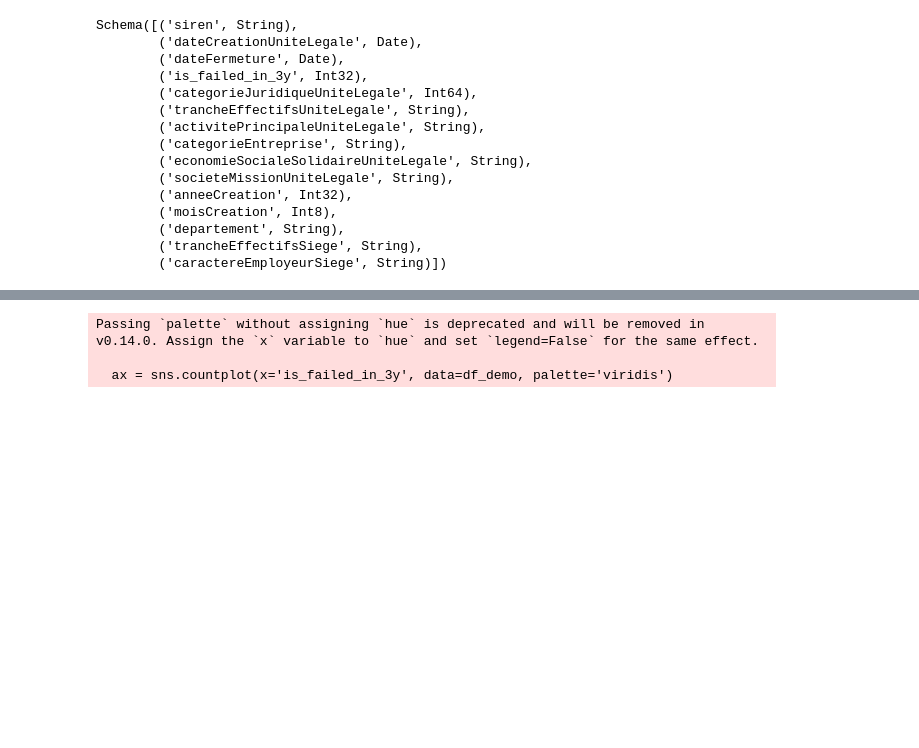
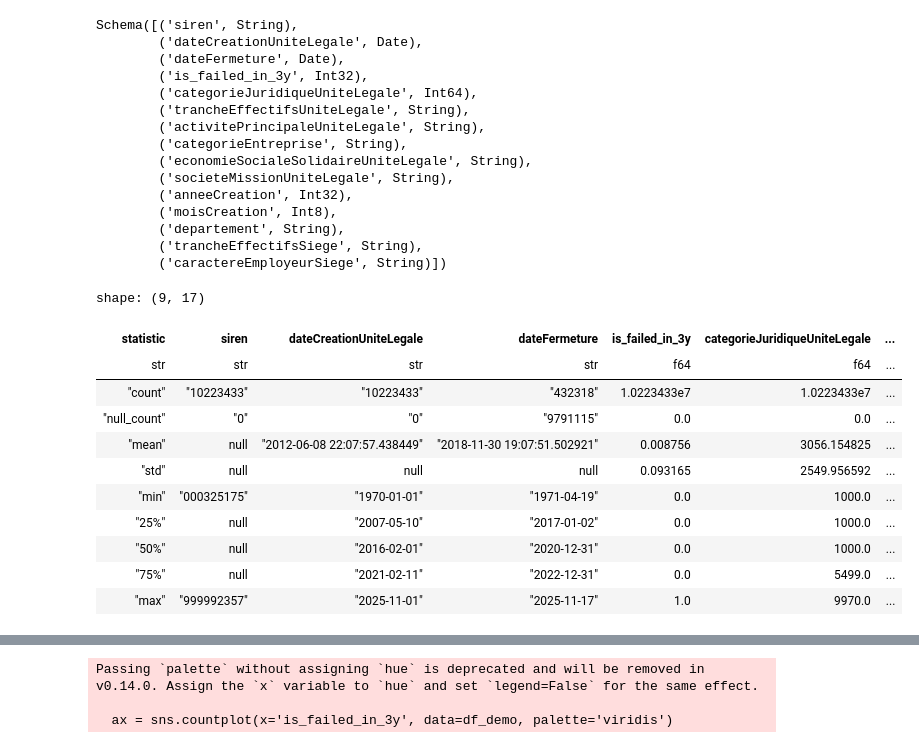
Before and after one commit to ugozchi/AS_Supervised_Learning, a Jupyter notebook: Notebooks/01_EDA.ipynb, the cells around one changed output, grey strips where cells are left out. Saved outputs shown, nothing was run; the diff lists cells and outputs as text; code cells hidden in the pictures; blank space fills up the shorter version.

```diff
--- a/Notebooks/01_EDA.ipynb
+++ b/Notebooks/01_EDA.ipynb
@@ -61,6 +61,21 @@ Schema([('siren', String),
         ('departement', String),
         ('trancheEffectifsSiege', String),
         ('caractereEmployeurSiege', String)])
+# %%
+df_demo.describe()
+# %% [output]
+shape: (9, 17)
+| statistic | siren | dateCreationUniteLegale | dateFermeture | is_failed_in_3y | categorieJuridiqueUniteLegale | ... |
+| str | str | str | str | f64 | f64 | ... |
+| "count" | "10223433" | "10223433" | "432318" | 1.0223433e7 | 1.0223433e7 | ... |
+| "null_count" | "0" | "0" | "9791115" | 0.0 | 0.0 | ... |
+| "mean" | null | "2012-06-08 22:07:57.438449" | "2018-11-30 19:07:51.502921" | 0.008756 | 3056.154825 | ... |
+| "std" | null | null | null | 0.093165 | 2549.956592 | ... |
+| "min" | "000325175" | "1970-01-01" | "1971-04-19" | 0.0 | 1000.0 | ... |
+| "25%" | null | "2007-05-10" | "2017-01-02" | 0.0 | 1000.0 | ... |
+| "50%" | null | "2016-02-01" | "2020-12-31" | 0.0 | 1000.0 | ... |
+| "75%" | null | "2021-02-11" | "2022-12-31" | 0.0 | 5499.0 | ... |
+| "max" | "999992357" | "2025-11-01" | "2025-11-17" | 1.0 | 9970.0 | ... |
 # %%
 from datetime import datetime
 today = datetime.now()
```
Also changed, not shown: parts of 5 cells of this notebook, 3 other files.
